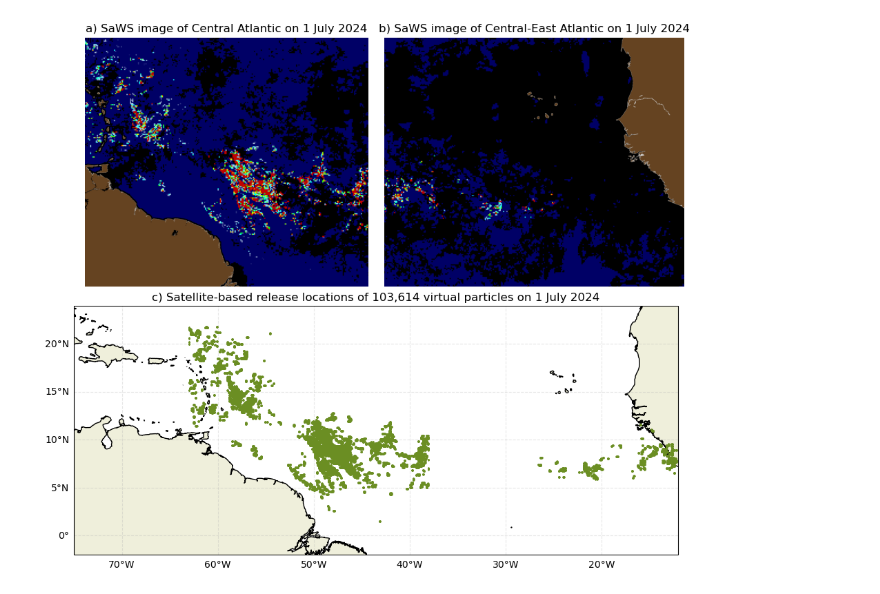
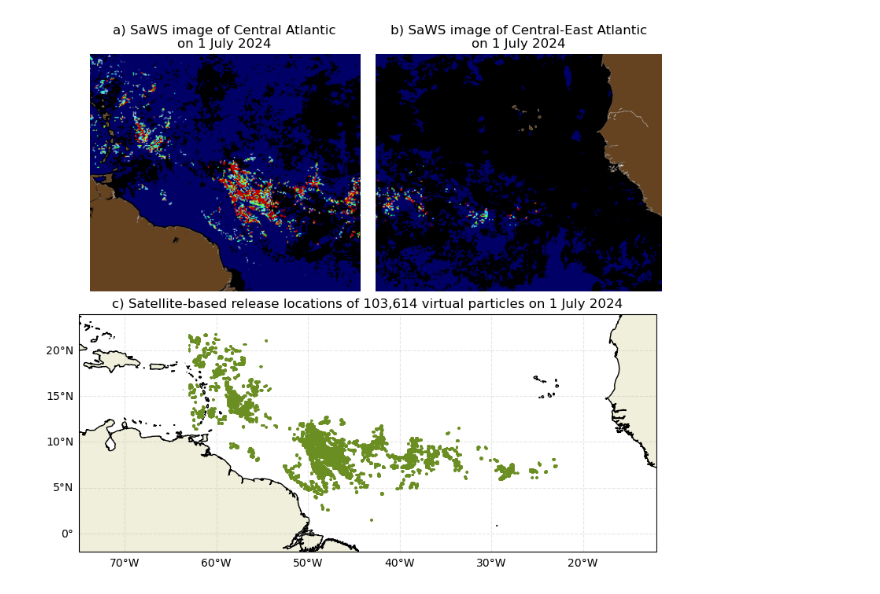
Before and after one commit to Parcels-code/Sargassum_growth_model, a Jupyter notebook: Manuscript_Figures/Figure1.ipynb, the cells around one changed output. Drawn from its saved outputs; the diff is of its cells as text; code cells hidden in the pictures.

Commit message:
Using satellite-simulation for Figures 1-5
And fix bug in release map

```diff
--- a/Manuscript_Figures/Figure1.ipynb
+++ b/Manuscript_Figures/Figure1.ipynb
@@ -13,40 +13,40 @@ images = [
     },
     {
         'image_name': "../SaWSdata/C20241772024183.1KM.CE_ATLANTIC.7DAY.L3D.FA_UNET_DENSITY.png",
-        'bbox': [22.0, 0.0, -11.5, -38.0],
+        'bbox': [22.0, 0.0, -38.0, -11.5],
     }
 ]
 sarg_LONGITUDES, sarg_LATITUDES, sarg_AMOUNT = sarg_grid_from_sat(images, coarse=True)
 
 #Creating figure layout: top row = 2 PNG images, bottom row = map
-fig = plt.figure(figsize=(12, 8), constrained_layout=True)
+fig = plt.figure(figsize=(10, 7), constrained_layout=True)
 gs = fig.add_gridspec(2, 2)
 
 #Top-left: Central Atlantic PNG
 ax1 = fig.add_subplot(gs[0, 0])
 ax1.imshow(plt.imread(images[0]['image_name']))
 ax1.axis('off')
 ax1.set_anchor('E')
-ax1.set_title('a) SaWS image of Central Atlantic on 1 July 2024')
+ax1.set_title('a) SaWS image of Central Atlantic\non 1 July 2024')
 
 #Top-right: Central-East Atlantic PNG
 ax2 = fig.add_subplot(gs[0, 1])
 ax2.imshow(plt.imread(images[1]['image_name']))
 ax2.axis('off')
 ax2.set_anchor('W')
-ax2.set_title('b) SaWS image of Central-East Atlantic on 1 July 2024')
+ax2.set_title('b) SaWS image of Central-East Atlantic\non 1 July 2024')
 
 #Bottom row: map spanning both columns
 ax3 = fig.add_subplot(gs[1, :], projection=ccrs.PlateCarree())
 ax3.add_feature(cartopy.feature.COASTLINE.with_scale('10m'), zorder=2)
 ax3.add_feature(cartopy.feature.LAND.with_scale('10m'), zorder=1)
 ax3.gridlines(draw_labels=['left', 'bottom'], zorder=0, alpha=0.3, linestyle='--')
 ax3.scatter(sarg_LONGITUDES, sarg_LATITUDES, s=0.1, color='olivedrab', zorder=5)
 ax3.set_extent([-75, -12, -2, 21])
 ax3.set_title(f'c) Satellite-based release locations of {sarg_AMOUNT:,} virtual particles on 1 July 2024')
 
 fig.savefig('Figure1.png', bbox_inches='tight', dpi=300)
 
 plt.show()
 # %% [output]
-[figure, old version]
+[figure, new version]
```
Also changed, not shown: 9 other files.
